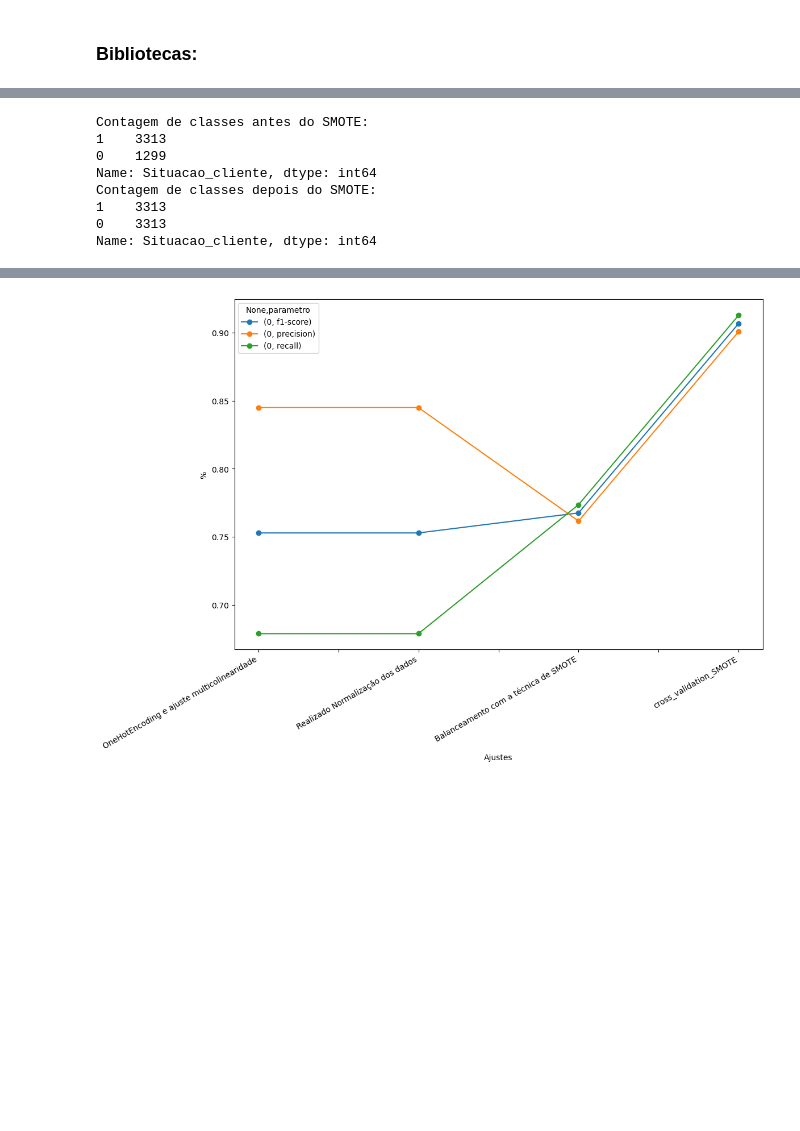
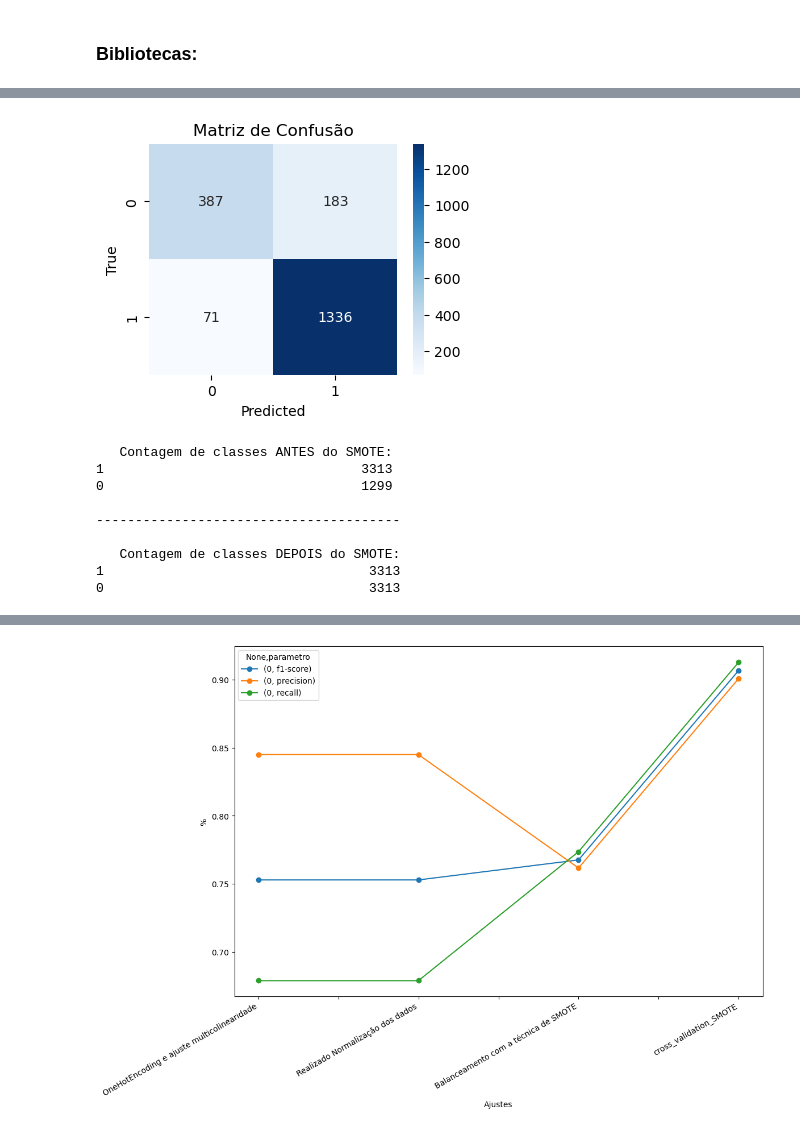
Before and after one commit to JuniorNS96/TCC, a Jupyter notebook: main.ipynb, the cells around one changed output, grey strips where cells are left out. Drawn from its saved outputs; the diff is of its cells as text; code cells hidden in the pictures; blank space fills up the shorter version.

```diff
--- a/main.ipynb
+++ b/main.ipynb
@@ -1379,27 +1383,41 @@ df_relatorio
+# %%
+matriz_confusao = confusion_matrix(y_teste, previsoes)
+plt.figure(figsize=(4, 3))
+sns.heatmap(matriz_confusao, annot=True, fmt='d', cmap='Blues',
+            xticklabels=modelo_rf.classes_,
+            yticklabels=modelo_rf.classes_)
+plt.xlabel('Predicted')
+plt.ylabel('True')
+plt.title('Matriz de Confusão')
+plt.show()
+# %% [output]
+[figure, added]
 # %%
 #!pip install -U imbalanced-learn
 # %%
 from imblearn.over_sampling import SMOTE
 # %%
 X_treino, X_teste, y_treino, y_teste = train_test_split(X, y, test_size=0.3, random_state=42)
-print("Contagem de classes antes do SMOTE:")
-print(pd.Series(y_treino).value_counts())
+df_counts = y_treino.value_counts().to_frame(name='Contagem de classes ANTES do SMOTE:')
+print(df_counts)
 smote = SMOTE(random_state=42)
 X_resampled, y_resampled = smote.fit_resample(X_treino, y_treino)
-print("Contagem de classes depois do SMOTE:")
-print(pd.Series(y_resampled).value_counts())
+print('\n---------------------------------------\n')
+df_counts = y_resampled.value_counts().to_frame(name='Contagem de classes DEPOIS do SMOTE:')
+print(df_counts)
 modelo_rf = RandomForestClassifier(random_state=42)
 modelo_rf.fit(X_resampled, y_resampled)
 previsoes = modelo_rf.predict(X_teste)
 # %% [output]
-Contagem de classes antes do SMOTE:
-1    3313
-0    1299
-Name: Situacao_cliente, dtype: int64
-Contagem de classes depois do SMOTE:
-1    3313
-0    3313
-Name: Situacao_cliente, dtype: int64
+   Contagem de classes ANTES do SMOTE:
+1                                 3313
+0                                 1299
+
+---------------------------------------
+
+   Contagem de classes DEPOIS do SMOTE:
+1                                  3313
+0                                  3313
 # %%
 df_relatorio = geraRelatorio(df_relatorio,y_teste,'Random Forest','Balanceamento com a técnica de SMOTE')
 df_relatorio
```
Also changed, not shown: parts of 23 cells of this notebook.
